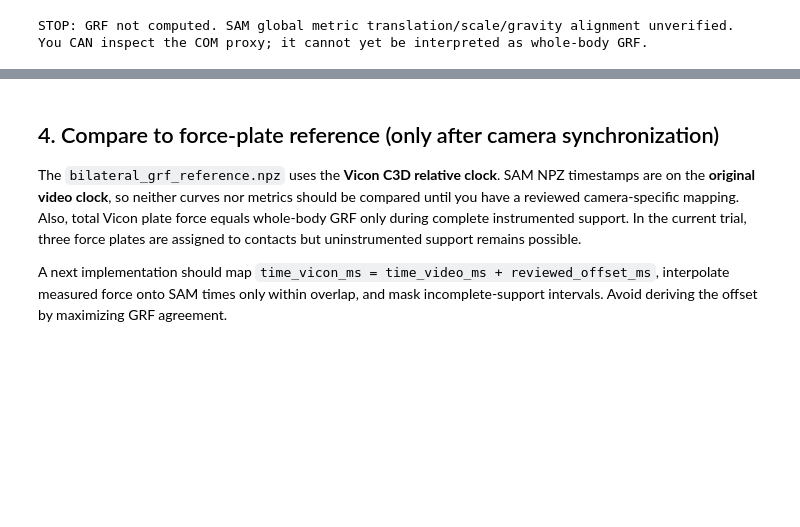
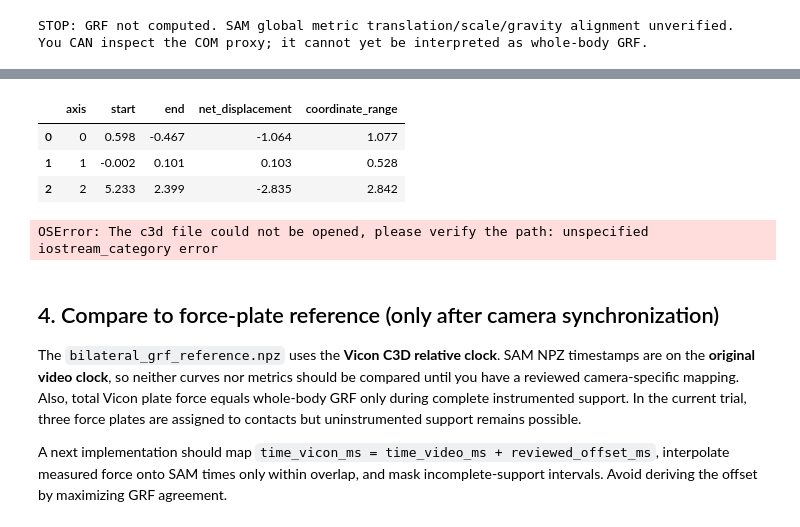
Before and after one commit to tdjohnson1987/markerless_sam, a Jupyter notebook: notebooks/03_kinetics_physics_informed.ipynb, the cells around one changed output, grey strips where cells are left out. Drawn from its saved outputs; the diff is of its cells as text; code cells hidden in the pictures; blank space fills up the shorter version.

```diff
--- a/notebooks/03_kinetics_physics_informed.ipynb
+++ b/notebooks/03_kinetics_physics_informed.ipynb
@@ -217,3 +390,65 @@ Shoulder midpoint range: [0.10801253 0.09226638 0.15289452]
+# %%
+t_s = t_ms / 1000.0
+
+rows = []
+
+for axis in range(3):
+    trajectory = hip_camera[:, axis]
+
+    rows.append({
+        "axis": axis,
+        "start": trajectory[0],
+        "end": trajectory[-1],
+        "net_displacement": trajectory[-1] - trajectory[0],
+        "coordinate_range": np.ptp(trajectory),
+    })
+
+displacement_qc = pd.DataFrame(rows)
+display(displacement_qc.round(3))
+# %% [output]
+|  | axis | start | end | net_displacement | coordinate_range |
+| 0 | 0 | 0.598 | -0.467 | -1.064 | 1.077 |
+| 1 | 1 | -0.002 | 0.101 | 0.103 | 0.528 |
+| 2 | 2 | 5.233 | 2.399 | -2.835 | 2.842 |
+# %%
+import ezc3d
+
+c3d = ezc3d.c3d(str(C3D_PATH))
+
+labels = [
+    label.strip()
+    for label in c3d["parameters"]["POINT"]["LABELS"]["value"]
+]
+
+points = np.asarray(c3d["data"]["points"], dtype=float)
+
+point_rate = float(c3d["header"]["points"]["frame_rate"])
+
+vicon_time_s = np.arange(points.shape[2]) / point_rate
+
+def get_vicon_marker(name):
+    idx = labels.index(name)
+    marker = points[:3, idx, :].T.copy()
+    marker[points[3, idx, :] < 0] = np.nan
+    return marker
+
+# Midpoint between anterior pelvic markers
+lasis = get_vicon_marker("LASI")
+rasis = get_vicon_marker("RASI")
+
+vicon_pelvis = (lasis + rasis) / 2
+
+# Convert marker coordinates from mm to metres,
+# assuming the C3D POINT units are confirmed as mm.
+vicon_pelvis_m = vicon_pelvis / 1000
+
+print(
+    "Vicon pelvis coordinate ranges (m):",
+    np.nanmax(vicon_pelvis_m, axis=0)
+    - np.nanmin(vicon_pelvis_m, axis=0)
+)
+# %% [output]
+OSError: The c3d file could not be opened, please verify the path: unspecified iostream_category error
 # %% [markdown]
 ## 4. Compare to force-plate reference (only after camera synchronization)
 
```
Also changed, not shown: parts of 9 cells of this notebook, 3 other files.
